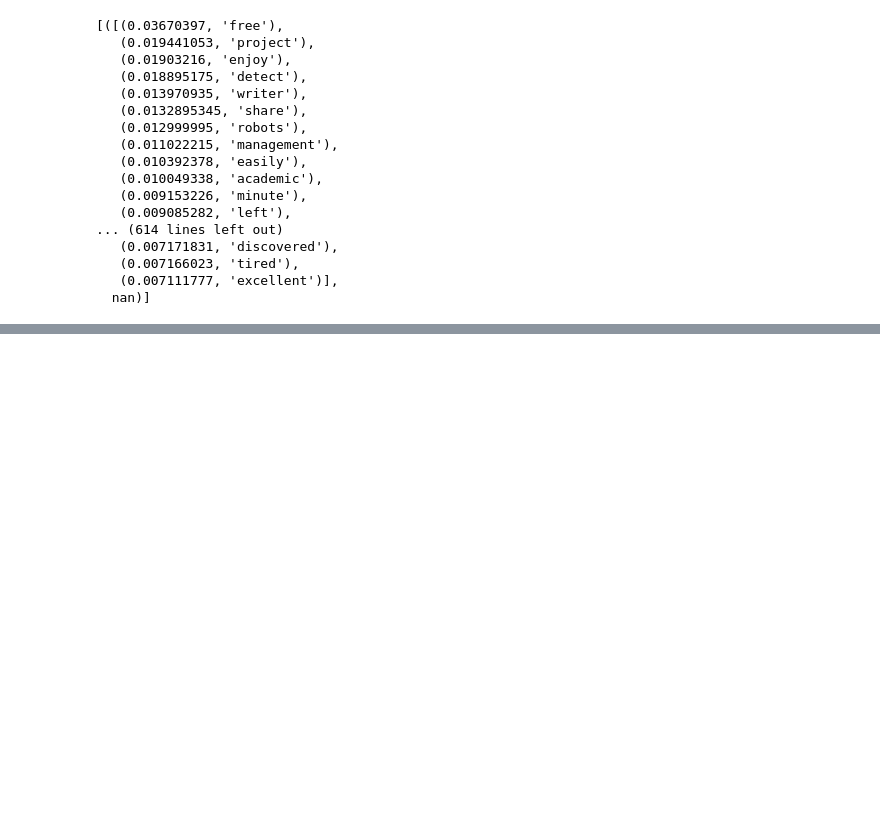
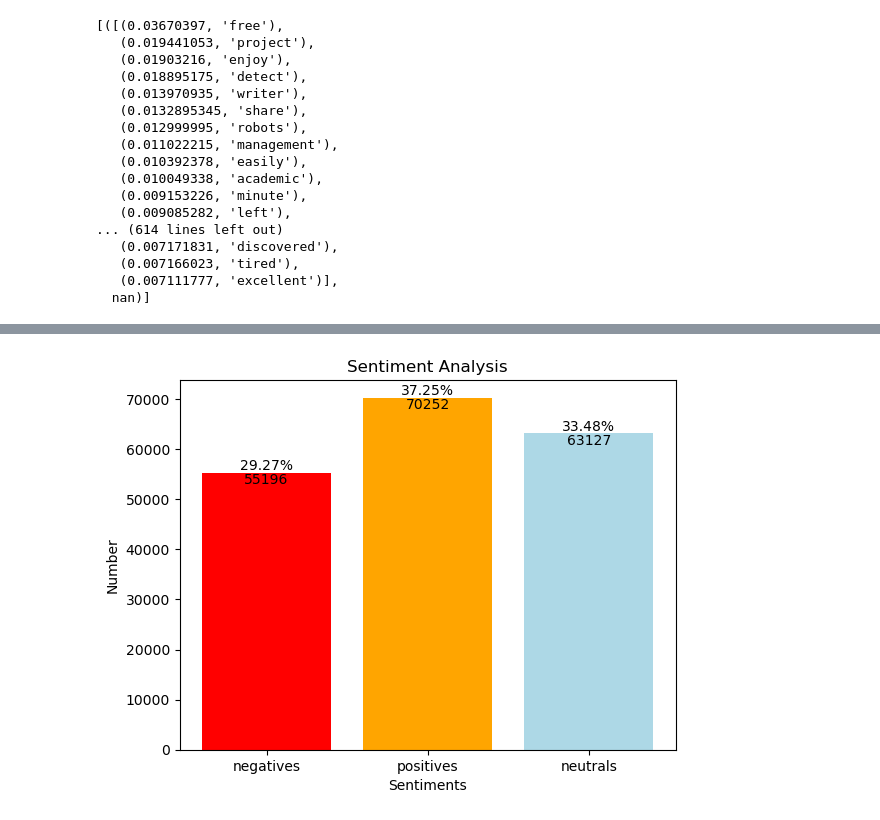
Before and after one commit to Ajkunas/computational-social-media, a Jupyter notebook: analysis_and_visualization.ipynb, the cells around one changed output, grey strips where cells are left out. Saved outputs shown, nothing was run; the diff lists cells and outputs as text; code cells hidden in the pictures; blank space fills up the shorter version.

```diff
--- a/analysis_and_visualization.ipynb
+++ b/analysis_and_visualization.ipynb
@@ -317,0 +357,13 @@ top_topics
+# %%
+plt.bar(labels, sizes, color=colors)
+#add the percentage of each sentiment in the bars
+for i in range(len(sizes)):
+    plt.text(i, sizes[i], str(round((sizes[i]/len(df2))*100, 2)) + '%', ha='center', va='bottom')
+    plt.text(i, sizes[i], str(sizes[i]), ha='center', va='top')
+
+plt.xlabel('Sentiments')
+plt.ylabel('Number')
+plt.title('Sentiment Analysis')
+plt.show()
+# %% [output]
+[figure, added]
```
Also changed, not shown: parts of 27 cells of this notebook.
